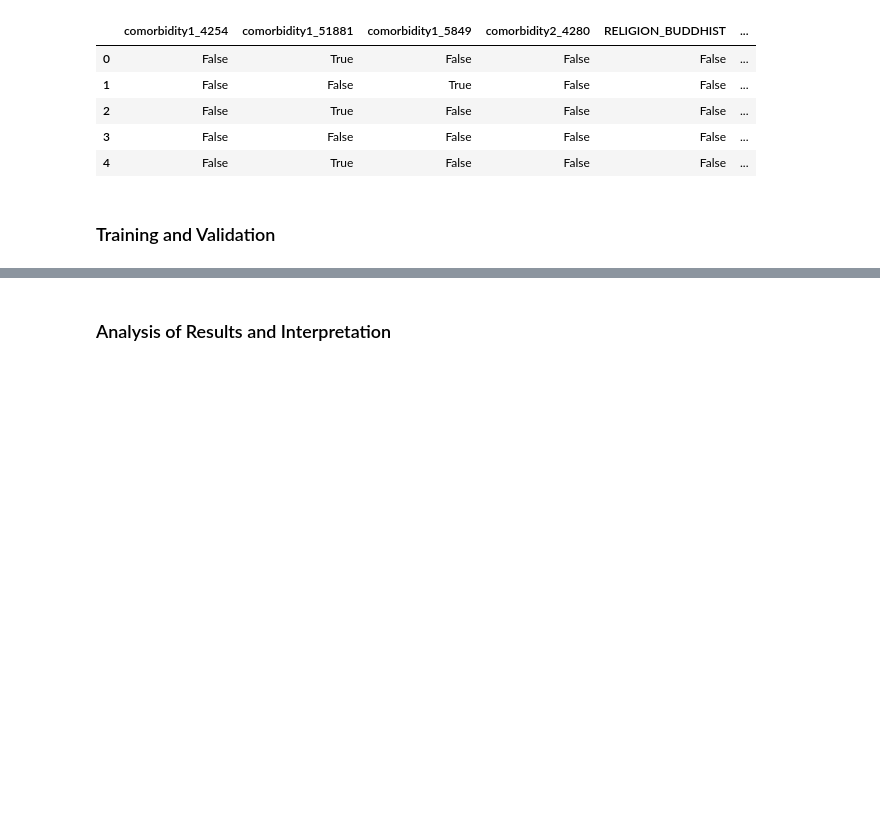
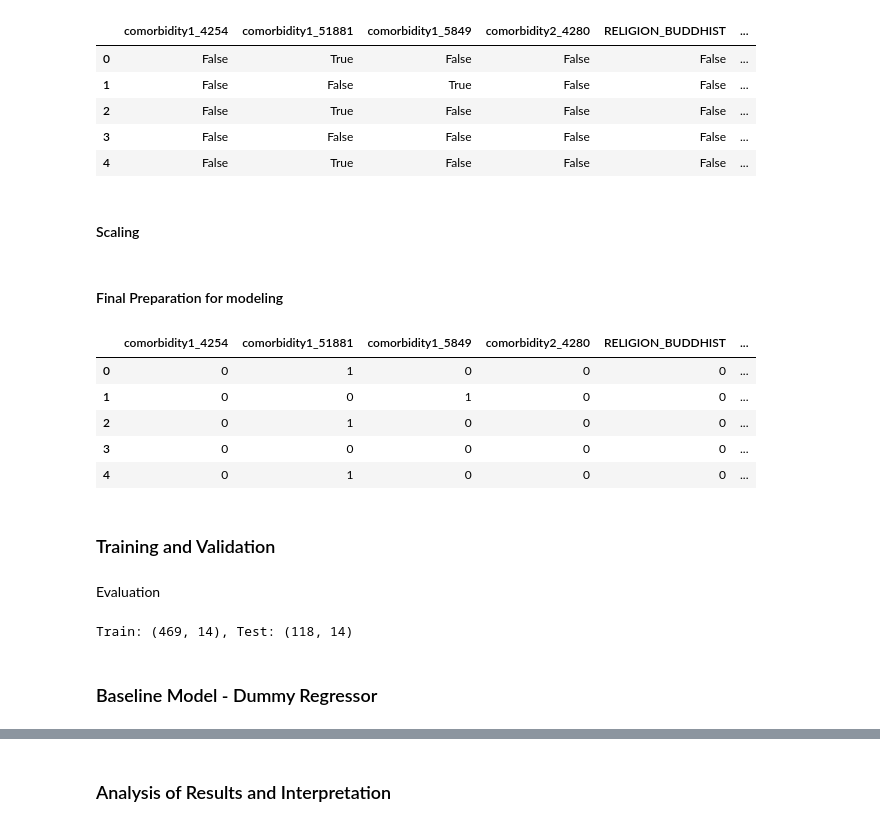
Before and after one commit to ossclaudia/Machine-Learning-2, a Jupyter notebook: projeto.ipynb, the cells around one changed output, grey strips where cells are left out. Cells and saved outputs as stored; diff of their text form; code cells hidden in the pictures; blank space fills up the shorter version.

Commit message:
Models_part1

```diff
--- a/projeto.ipynb
+++ b/projeto.ipynb
@@ -920,5 +931,41 @@ Index(['comorbidity1_4254', 'comorbidity1_51881', 'comorbidity1_5849',
 | 2 | False | True | False | False | False | ... |
 | 3 | False | False | False | False | False | ... |
 | 4 | False | True | False | False | False | ... |
+# %% [markdown]
+#### Scaling
+# %%
+def scaling(df):
+    scaler = preprocessing.StandardScaler()
+
+    no_change = [col for col in df.columns if set(df[col].unique()) == {0, 1} or col == 'LOS']
+    continuous_cols = [col for col in df.columns if col not in no_change]
+
+    df_scaled = df.copy()
+    df_scaled[continuous_cols] = scaler.fit_transform(df[continuous_cols])
+
+    return df_scaled
+# %% [markdown]
+#### Final Preparation for modeling
+# %%
+final_dataset2 = final_dataset.copy()
+
+final_dataset2 = final_dataset2.drop(columns=['ICUSTAY_ID'])
+
+warnings.filterwarnings('ignore')
+
+final_dataset2 = final_dataset2.replace({True: 1, False: 0}).infer_objects(copy=False)
+
+df= scaling(final_dataset2)
+
+df.head()
+# %% [output]
+|  | comorbidity1_4254 | comorbidity1_51881 | comorbidity1_5849 | comorbidity2_4280 | RELIGION_BUDDHIST | ... |
+| 0 | 0 | 1 | 0 | 0 | 0 | ... |
+| 1 | 0 | 0 | 1 | 0 | 0 | ... |
+| 2 | 0 | 1 | 0 | 0 | 0 | ... |
+| 3 | 0 | 0 | 0 | 0 | 0 | ... |
+| 4 | 0 | 1 | 0 | 0 | 0 | ... |
 # %% [markdown]
 ### Training and Validation
+# %% [markdown]
+Evaluation
@@ -924,0 +983,11 @@ Index(['comorbidity1_4254', 'comorbidity1_51881', 'comorbidity1_5849',
+# %%
+X = df.drop(columns=['LOS'])
+y = df['LOS']
+
+X_train, X_test, y_train, y_test = train_test_split(X, y, test_size=0.2, random_state=42)
+
+print(f'Train: {X_train.shape}, Test: {X_test.shape}')
+# %% [output]
+Train: (469, 14), Test: (118, 14)
+# %% [markdown]
+### Baseline Model - Dummy Regressor
```
Also changed, not shown: parts of 9 cells of this notebook.
